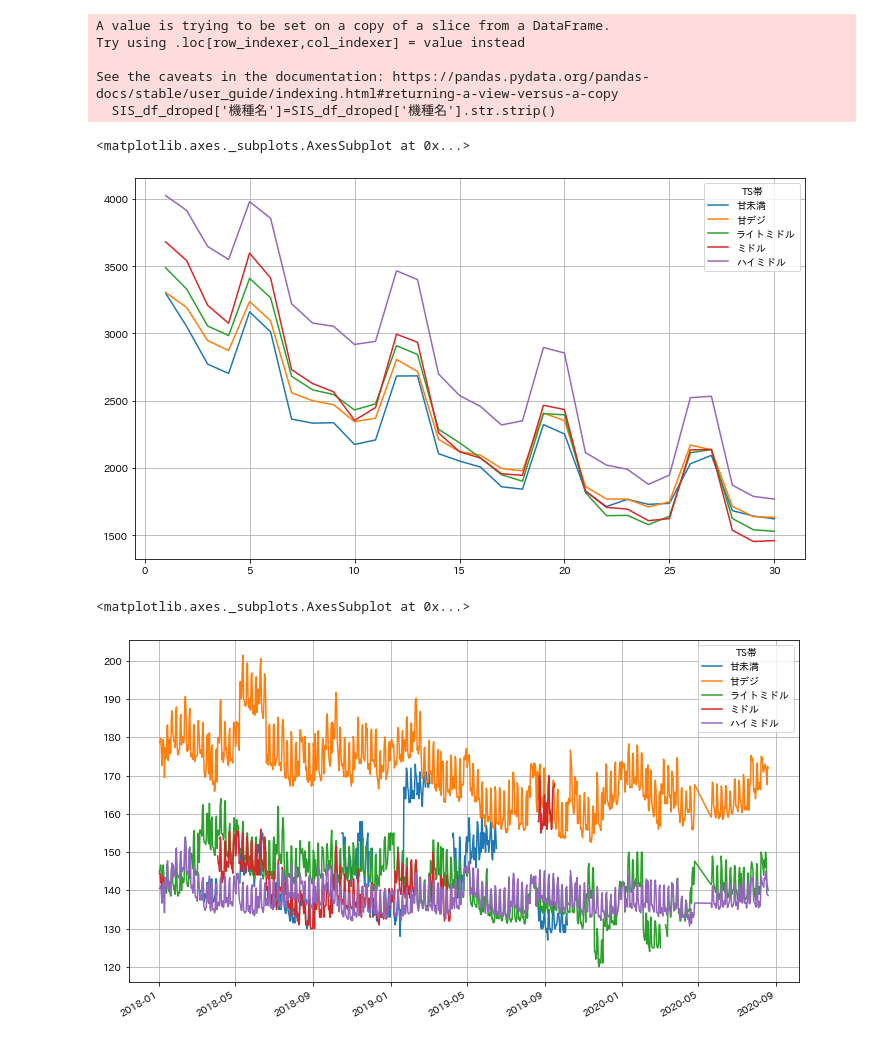
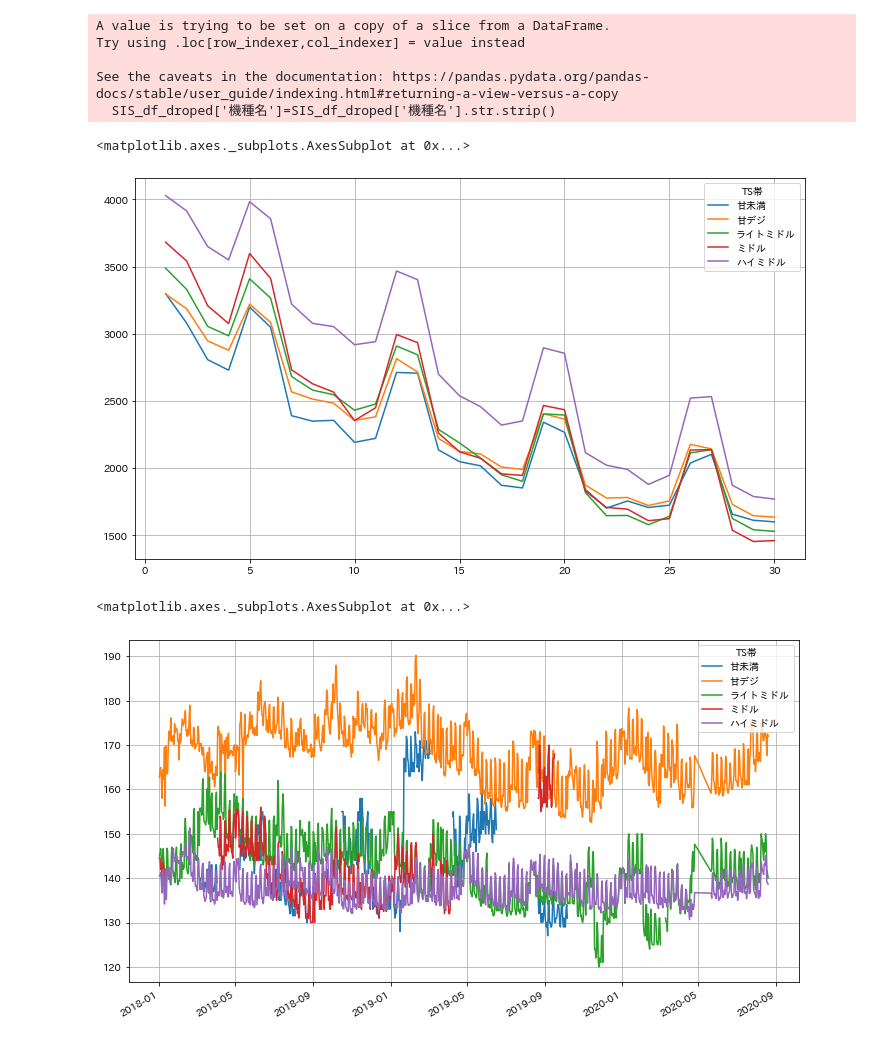
Before and after one commit to zapprvjp/my-first-repo, a Jupyter notebook: SIS_analyze.ipynb, the cells around one changed output. Drawn from its saved outputs; the diff is of its cells as text; code cells hidden in the pictures.

```diff
--- a/SIS_analyze.ipynb
+++ b/SIS_analyze.ipynb
@@ -14,18 +14,22 @@ pd.set_option('display.max_columns', 100)
 SIS_df=pd.read_excel("SIS分析プロジェクト_日刊60日切り-週間100データ対応_容量削減ver_200819.xlsm",
                      sheet_name="日毎データ累積",
                      header=1,
-                     encoding="cp932")
+                     encoding="cp932",
+                     na_values=["データなし","-"])
 SIS_df_droped=SIS_df.dropna(subset=["機種名","客滞"])
 SIS_df_droped['機種名']=SIS_df_droped['機種名'].str.strip()
-# SIS_df_droped=SIS_df_droped[(SIS_df_droped["客滞"] != "データなし")]
+SIS_df_droped=SIS_df_droped[~SIS_df_droped['機種名'].str.contains("海物語")]
+SIS_df_droped=SIS_df_droped[(SIS_df_droped["客滞"] <= 200)]
 
 # 市場スペックデータ
 Spec_df=pd.read_excel("右打ちチェック用市場データ改β.xlsm",
                       sheet_name="データベース",
                       encoding="cp932")
-df_renamed=Spec_df.rename(columns={"Oneshot_Rate":"単発率",
+df_renamed=Spec_df.rename(columns={"Product_name":"機種名",
+                                    "Oneshot_Rate":"単発率",
                                     "SurfaceCont_Rate":"名目継続率",
                                     "HeavenRush_Rate":"天国突入率",
+                                    "HeavenTY_Ave":"天国TY平均",
                                     "FirtstT1Y_Ave":"初回平均T1Y",
                                     "GuessSimMY_Ave":"平均MY"})
 # 継続率をビン分割
@@ -36,7 +40,7 @@ TSbins_names=["甘未満","甘デジ","ライトミドル","ミドル","ハイ
 # dfにビンの列を追加
 df_renamed["継続率帯"] = pd.cut(df_renamed["名目継続率"], Cont_bins, labels=Contbins_names)
 df_renamed["TS帯"] = pd.cut(df_renamed["TS"], TS_bins, labels=TSbins_names)
-df_renamed
+
 # 過去機種データベース
 Product_df=pd.read_excel("過去機種データベースまとめ_200416.xlsx",
                          sheet_name="オール機種 数値化",
@@ -60,33 +64,33 @@ date_list=list(pivot_SIS_df.columns)
 merge_df=pd.merge(left=pivot_SIS_df,
                   right=df_renamed,
                   left_index=True,
-                  right_on="Product_name",
+                  right_on="機種名",
                   how="left")
 grouped=merge_df.groupby("TS帯").mean()[date_list].T.iloc[0:30]
 grouped.plot(figsize=(12,7),grid=True)
 # %% [output]
 <matplotlib.axes._subplots.AxesSubplot at 0x...>
-[figure, old version]
+[figure, new version]
 # %%
 #　客滞の集計表示
 SIS_df_droped=SIS_df_droped.set_index("日付")["2018-01-01":].reset_index()
 pivot_SIS_df=SIS_df_droped.pivot_table(index="機種名",
                                        columns="日付",
                                        values="客滞",
                                        aggfunc="mean")
 # 対象となる日付をリスト化して保持
 date_list=list(pivot_SIS_df.columns)
 # データフレームの結合
 merge_df=pd.merge(left=pivot_SIS_df,
                   right=df_renamed,
                   left_index=True,
-                  right_on="Product_name",
+                  right_on="機種名",
                   how="left")
 grouped=merge_df.groupby("TS帯").mean()[date_list].T
 grouped.plot(figsize=(12,7),grid=True)
 # %% [output]
 <matplotlib.axes._subplots.AxesSubplot at 0x...>
-[figure, old version]
+[figure, new version]
 # %%
 # 必要項目毎の機種別平均データに変換
 pivot_SIS_df=SIS_df_droped.pivot_table(index="機種名",
```
Also changed, not shown: parts of 4 cells of this notebook.
